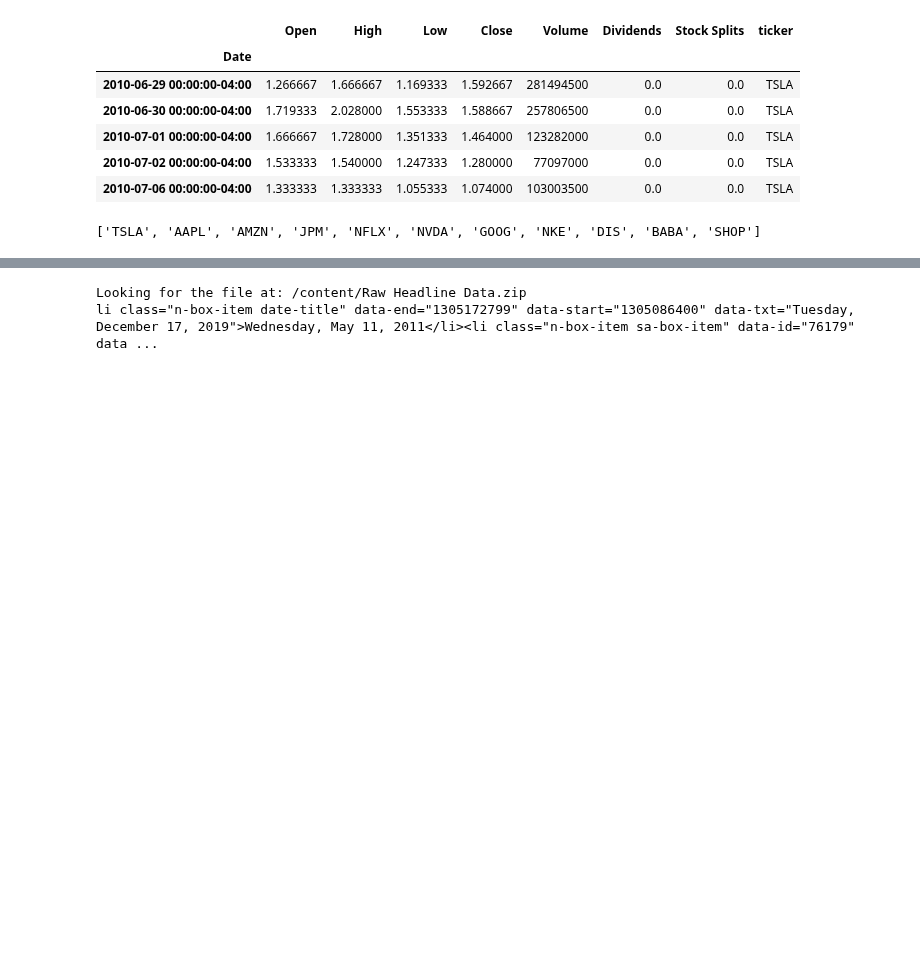
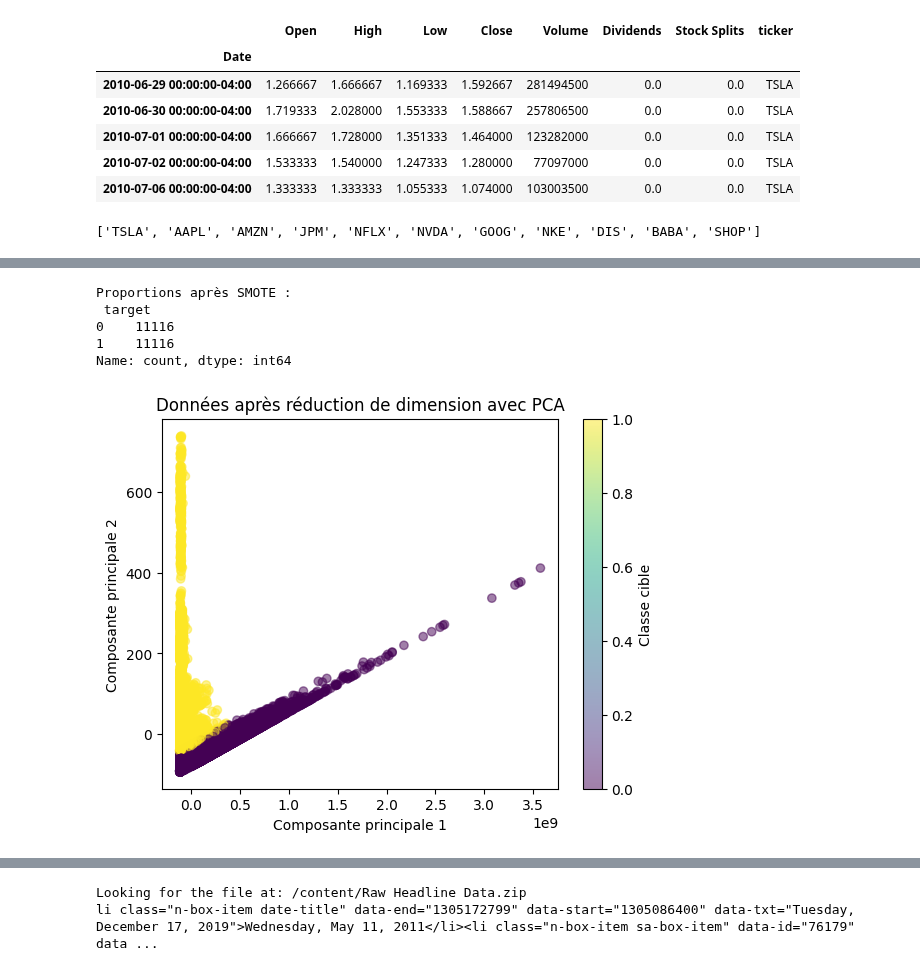
Before and after one commit to GaetanAm/Sentiment-Analysis-and-Impact-on-Financial-Markets, a Jupyter notebook: notebooks/Stage_2.ipynb, the cells around one changed output, grey strips where cells are left out. Saved outputs shown, nothing was run; the diff lists cells and outputs as text; code cells hidden in the pictures; blank space fills up the shorter version.

```diff
--- a/notebooks/Stage_2.ipynb
+++ b/notebooks/Stage_2.ipynb
@@ -64,3 +64,21 @@ tickers = list(df_ticker_return['ticker'].unique())
 print(tickers)
 # %% [output]
 ['TSLA', 'AAPL', 'AMZN', 'JPM', 'NFLX', 'NVDA', 'GOOG', 'NKE', 'DIS', 'BABA', 'SHOP']
+# %%
+import pandas as pd
+import numpy as np
+from sklearn.impute import SimpleImputer
+from sklearn.preprocessing import StandardScaler, MinMaxScaler
+from sklearn.decomposition import PCA
+from imblearn.over_sampling import SMOTE
+import matplotlib.pyplot as plt
+
+# Charger les données
+df = pd.read_csv('return_data.csv', index_col='Date', parse_dates=True)
+
+# Vérifier les valeurs manquantes
+print("Valeurs manquantes par colonne :\n", df.isnull().sum())
+
+# Imputation des valeurs manquantes par la moyenne
+imputer = SimpleImputer(strategy='mean')
+df.iloc[:, :-1] = imputer.fit_transform(df.iloc[:, :-1])  # Ignorer la colonne 'ticker'
@@ -66,0 +106,32 @@ print(tickers)
+# %%
+# Ajouter une colonne fictive 'target' pour la démonstration
+df['target'] = (df['Close'] > df['Close'].median()).astype(int)
+
+# Utiliser SMOTE pour équilibrer les classes
+smote = SMOTE()
+X = df.drop(columns=['target', 'ticker'])
+y = df['target']
+X_resampled, y_resampled = smote.fit_resample(X, y)
+
+# Vérifier les nouvelles proportions
+print("Proportions après SMOTE :\n", y_resampled.value_counts())
+# %% [output]
+Proportions après SMOTE :
+ target
+0    11116
+1    11116
+Name: count, dtype: int64
+# %%
+# Appliquer PCA
+pca = PCA(n_components=2)
+X_pca = pca.fit_transform(X_resampled)
+
+# Visualiser les données réduites
+plt.scatter(X_pca[:, 0], X_pca[:, 1], c=y_resampled, cmap='viridis', alpha=0.5)
+plt.title("Données après réduction de dimension avec PCA")
+plt.xlabel("Composante principale 1")
+plt.ylabel("Composante principale 2")
+plt.colorbar(label='Classe cible')
+plt.show()
+# %% [output]
+[figure, added]
```
Also changed, not shown: parts of 3 cells of this notebook.
